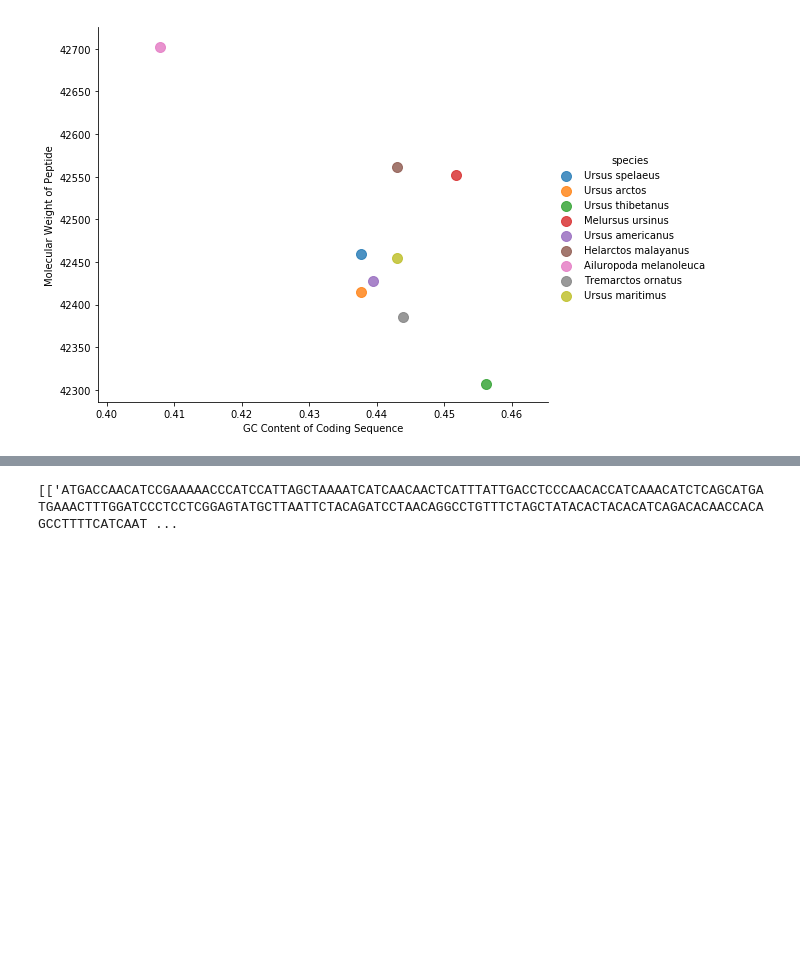
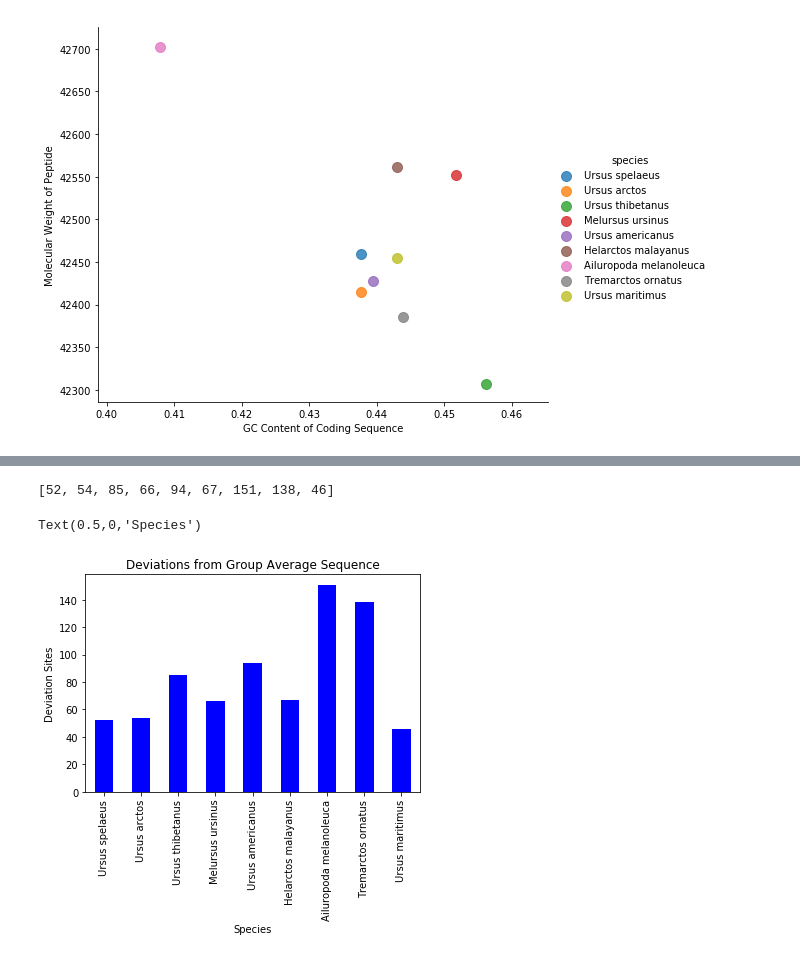
Before and after one commit to michaelpmurphy/BCB546X_Python_Assignment, a Jupyter notebook: Python_Project.ipynb, the cells around one changed output, grey strips where cells are left out. Drawn from its saved outputs; the diff is of its cells as text; code cells hidden in the pictures; blank space fills up the shorter version.

```diff
--- a/Python_Project.ipynb
+++ b/Python_Project.ipynb
@@ -159,0 +179,29 @@ print(mut_site)
+# %%
+total_mut = []
+for i in range(9):
+    mut_i = 0
+    for n in range(len(mut_site)):
+        count = 0
+        for j in range(9):
+            seq_j = cytb_seqs[species_list[j]]
+            if cytb_seqs[species_list[i]][mut_site[n]] == seq_j[mut_site[n]]:
+                count += 1
+        if count < 5:
+            mut_i +=1
+    total_mut.insert(i, mut_i)
+print(total_mut)
+# %% [output]
+[52, 54, 85, 66, 94, 67, 151, 138, 46]
+# %%
+mut_total = pd.DataFrame(total_mut)
+# %%
+mut_total.columns = ["Sites"]
+# %%
+mut_fin = mut_total.set_index([species_list]).Sites
+# %%
+mut_plot = mut_fin.plot(kind='bar',title='Deviations from Group Average Sequence', color='blue') #(1) Creates a bar graph out of the 'species_mass' series with the title 'Species Mass', and saves it under the figure variable 'mass_plot'.
+mut_plot.set_ylabel("Deviation Sites") #(2) Labels the y-axis on the bar chart as 'Mass'.
+mut_plot.set_xlabel("Species") #(3) Labels the x-axis on the bar chart as 'Species'.
+# %% [output]
+Text(0.5,0,'Species')
+[figure, added]
@@ -168,9 +221,2 @@ for i in range(9):
-# %%
-b = []
-for i in range(9):
-    b.insert(i, [str(cytb_seqs[species_list[i]])])
-print(b)
-# %% [output]
-[['ATGACCAACATCCGAAAAACCCATCCATTAGCTAAAATCATCAACAACTCATTTATTGACCTCCCAACACCATCAAACATCTCAGCATGATGAAACTTTGGATCCCTCCTCGGAGTATGCTTAATTCTACAGATCCTAACAGGCCTGTTTCTAGCTATACACTACACATCAGACACAACCACAGCCTTTTCATCAAT ...
 # %%
 np.asarray(a)
```
Also changed, not shown: parts of 29 cells of this notebook.
